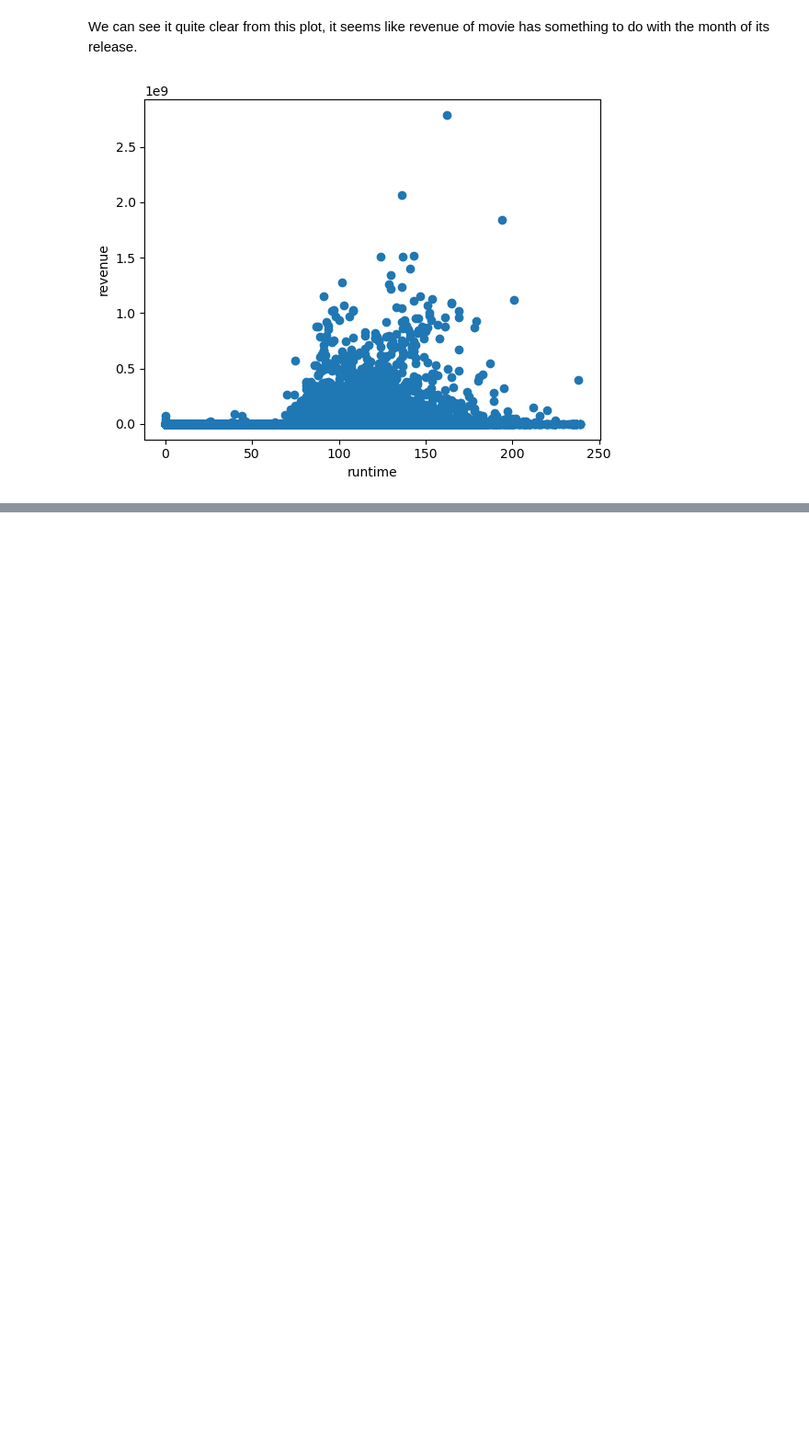
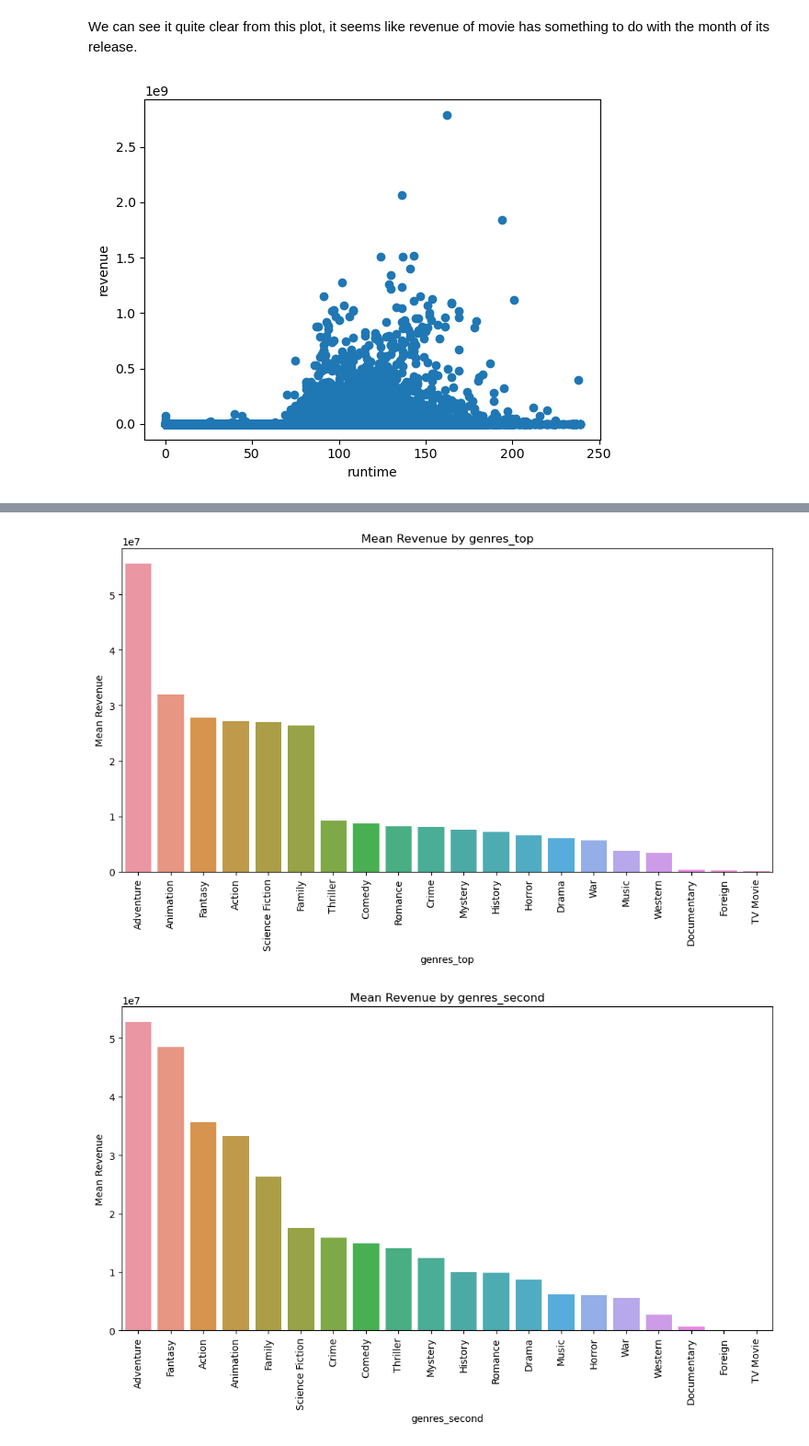
Before and after one commit to tianhew0121/Movie_Rating_Prediction_with_Movielens_dataset, a Jupyter notebook: data_inspection.ipynb, the cells around one changed output, grey strips where cells are left out. Shown: that part at 92% size. Drawn from its saved outputs; the diff is of its cells as text; code cells hidden in the pictures; blank space fills up the shorter version.

Commit message:
Added visualizations on several categorical features with respect to movie revenue

```diff
--- a/data_inspection.ipynb
+++ b/data_inspection.ipynb
@@ -182,3 +172,4 @@ sns.boxplot(x='genres_count', y='revenue', data=full_data, showmeans=True)
 [figure]
 # %%
 full_data['genres_top'] = full_data['genres'].apply(lambda x: x[0]['name'] if x is not np.nan and len(x)>0 else np.nan)
+full_data['genres_second'] = full_data['genres'].apply(lambda x: x[1]['name'] if x is not np.nan and len(x)>1 else np.nan)
@@ -236,0 +241,22 @@ plt.show()
+# %%
+categorical_columns = ['genres_top','genres_second', 'genres_count', 'has_collection', 'has_homepage', 'has_tagline','release_date']
+numerical_column = 'revenue'
+
+
+for cat_col in categorical_columns:
+    mean_revenue_df = full_data.groupby(cat_col, as_index=False)[numerical_column].mean()
+    mean_revenue_df = mean_revenue_df.sort_values(by=numerical_column, ascending=False)
+    plt.figure(figsize=(12, 6))
+    sns.barplot(x=cat_col, y=numerical_column, data=mean_revenue_df)
+
+
+    plt.title(f"Mean Revenue by {cat_col}")
+    plt.xlabel(cat_col)
+    plt.ylabel("Mean Revenue")
+
+
+    plt.xticks(rotation=90)
+    plt.show()
+# %% [output]
+[figure, added]
+[figure, added]
```
Also changed, not shown: parts of 5 cells of this notebook.
